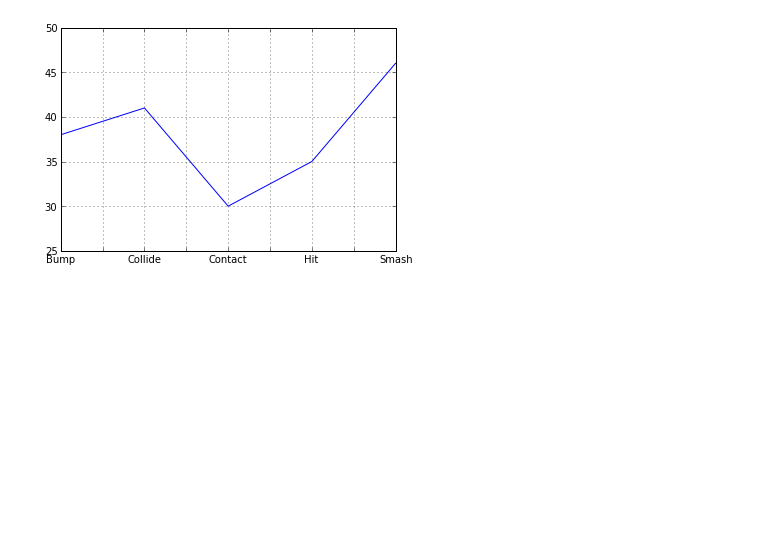
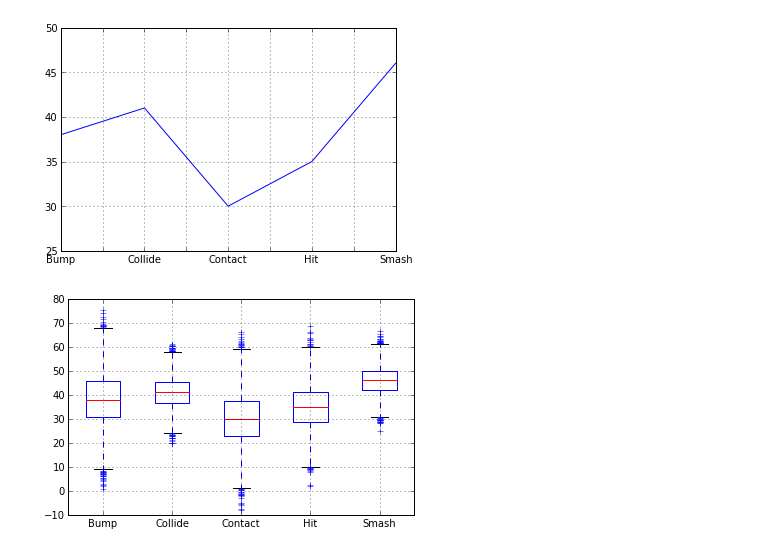
Before and after one commit to swcarpentry/DEPRECATED-bc, a Jupyter notebook: Loftus_example.ipynb, the cells around one changed output. Drawn from its saved outputs; the diff is of its cells as text; code cells hidden in the pictures; blank space fills up the shorter version.

```diff
--- a/Loftus_example.ipynb
+++ b/Loftus_example.ipynb
@@ -344,3 +373,8 @@ df.mean().plot(kind='line')
 # %% [output]
 <matplotlib.axes.AxesSubplot at 0x...>
 [figure]
+# %%
+plt.figure();
+bp = df.boxplot()
+# %% [output]
+[figure, added]
```
Also changed, not shown: parts of 14 cells of this notebook.
